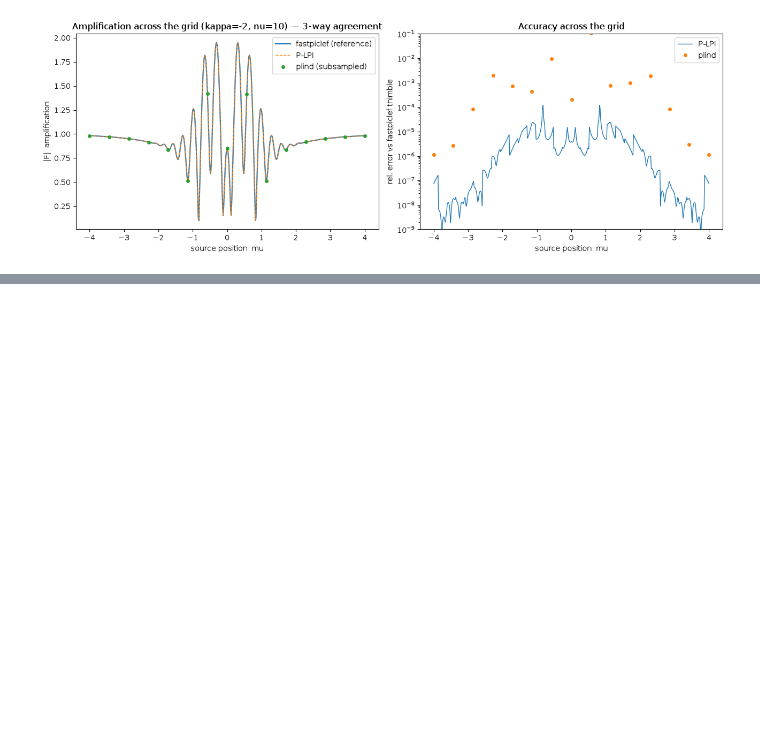
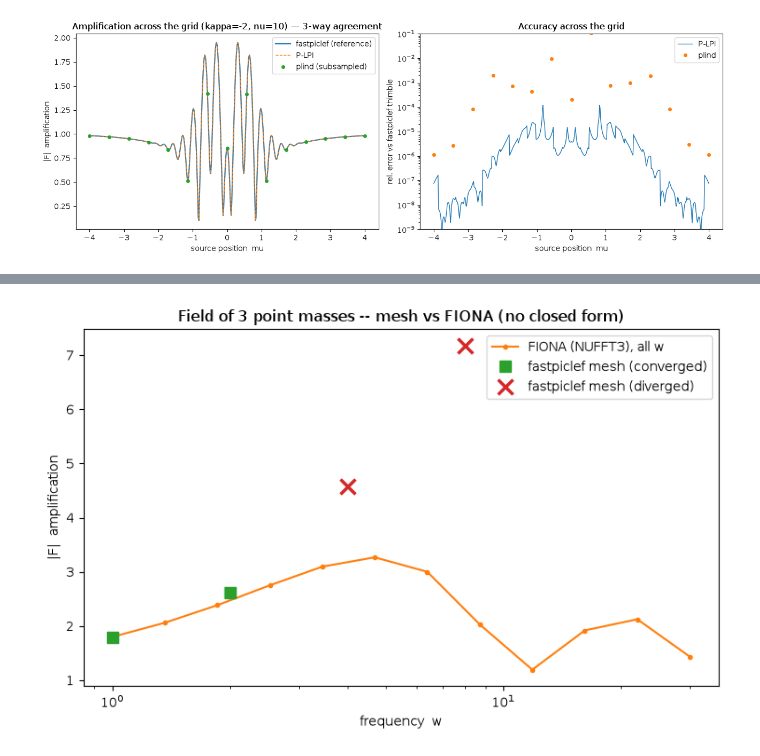
Before and after one commit to cosmoquark/fastpiclef, a Jupyter notebook: notebooks/comparison.ipynb, the cells around one changed output, grey strips where cells are left out. Drawn from its saved outputs; the diff is of its cells as text; code cells hidden in the pictures; blank space fills up the shorter version.

```diff
--- a/notebooks/comparison.ipynb
+++ b/notebooks/comparison.ipynb
@@ -213,0 +270,7 @@ B — Grid wall time, 512 source positions (single-thread unless noted)
+# %%
+fres = H.field_comparison()
+fig, ax = plt.subplots(figsize=(7.5, 4.8))
+H.plot_field(ax, fres)
+plt.tight_layout(); plt.show()
+# %% [output]
+[figure, added]
```
Also changed, not shown: parts of 14 cells of this notebook, 3 other files.
